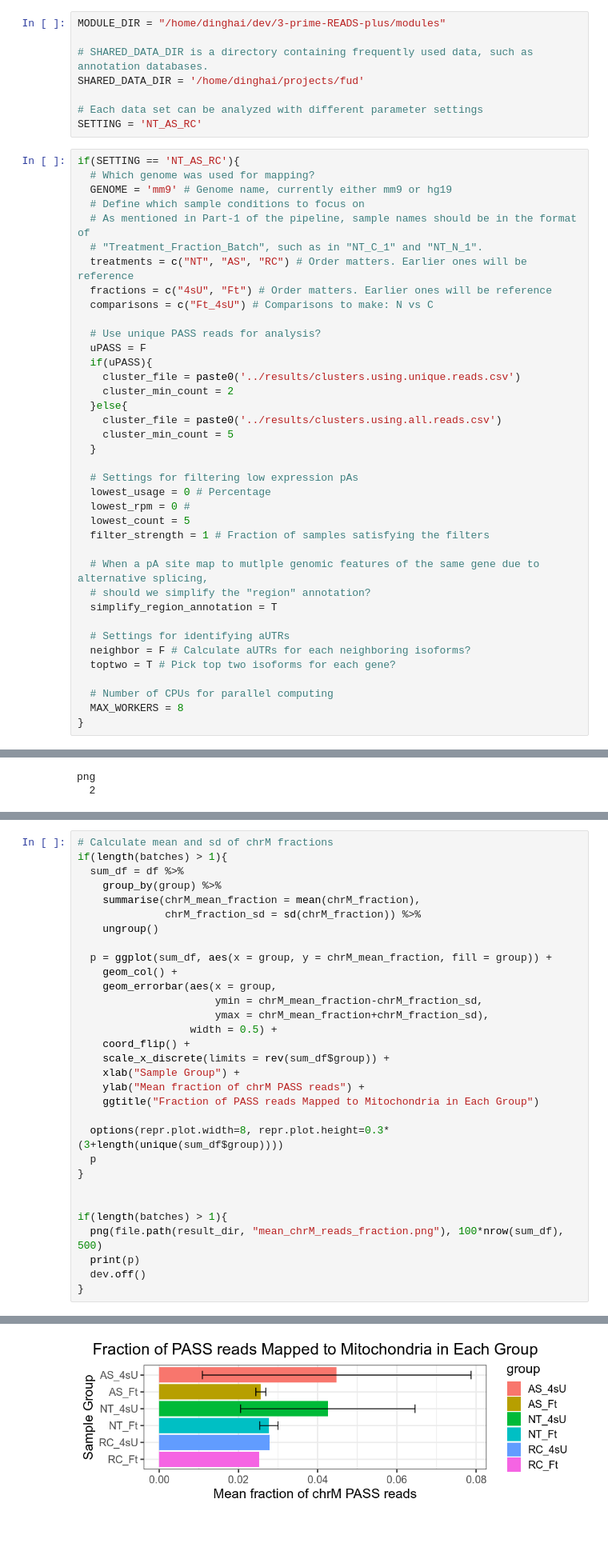
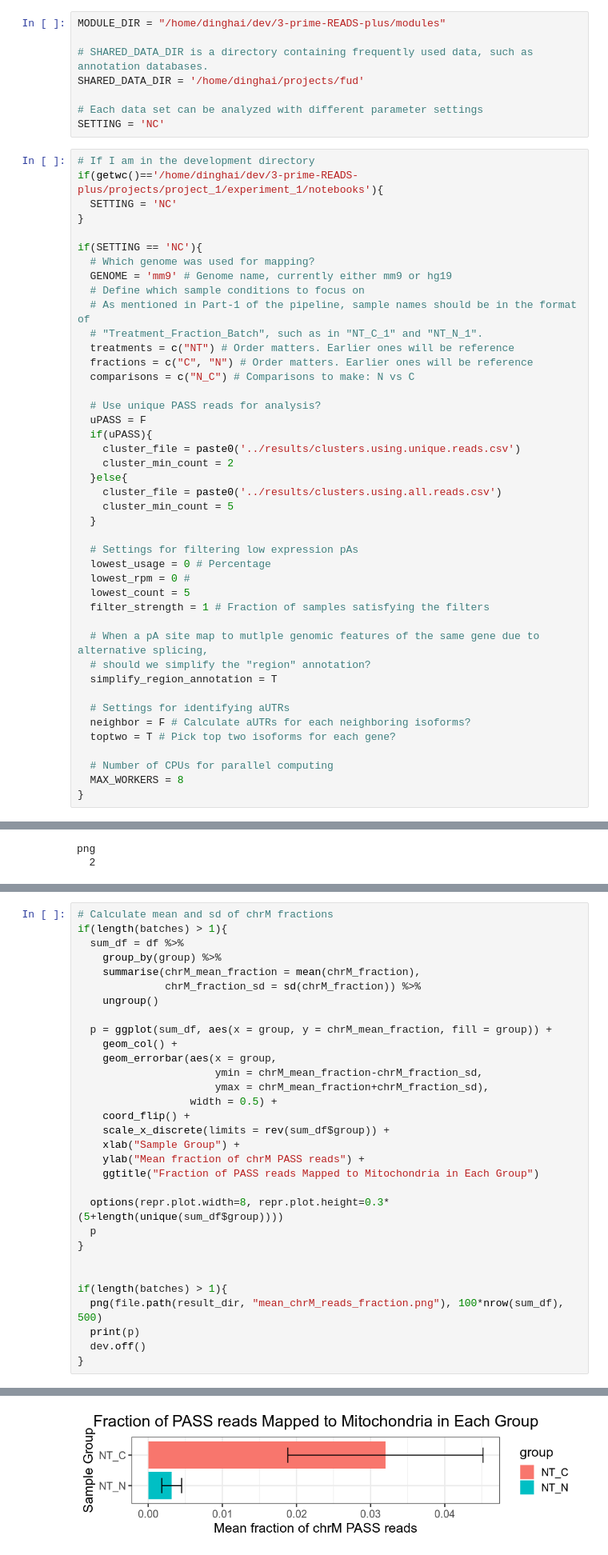
Before and after one commit to DinghaiZ/3-prime-READS-plus, a Jupyter notebook: notebooks/Part-2.ipynb, the cells around one changed output, grey strips where cells are left out. Shown at 80% size. Cells and saved outputs as stored; diff of their text form; blank space fills up the shorter version.

Commit message:
Rerun notebook

```diff
--- a/notebooks/Part-2.ipynb
+++ b/notebooks/Part-2.ipynb
@@ -48,17 +48,22 @@ MODULE_DIR = "/home/dinghai/dev/3-prime-READS-plus/modules"
 SHARED_DATA_DIR = '/home/dinghai/projects/fud'
 
 # Each data set can be analyzed with different parameter settings
-SETTING = 'NT_AS_RC'
+SETTING = 'NC'
 # %%
-if(SETTING == 'NT_AS_RC'){
+# If I am in the development directory
+if(getwc()=='/home/dinghai/dev/3-prime-READS-plus/projects/project_1/experiment_1/notebooks'){
+  SETTING = 'NC'
+}
+
+if(SETTING == 'NC'){
   # Which genome was used for mapping?
   GENOME = 'mm9' # Genome name, currently either mm9 or hg19
   # Define which sample conditions to focus on
   # As mentioned in Part-1 of the pipeline, sample names should be in the format of
   # "Treatment_Fraction_Batch", such as in "NT_C_1" and "NT_N_1".
-  treatments = c("NT", "AS", "RC") # Order matters. Earlier ones will be reference
-  fractions = c("4sU", "Ft") # Order matters. Earlier ones will be reference
-  comparisons = c("Ft_4sU") # Comparisons to make: N vs C
+  treatments = c("NT") # Order matters. Earlier ones will be reference
+  fractions = c("C", "N") # Order matters. Earlier ones will be reference
+  comparisons = c("N_C") # Comparisons to make: N vs C
 
   # Use unique PASS reads for analysis?
   uPASS = F
@@ -543,7 +547,7 @@ if(length(batches) > 1){
     ylab("Mean fraction of chrM PASS reads") +
     ggtitle("Fraction of PASS reads Mapped to Mitochondria in Each Group")
 
-  options(repr.plot.width=8, repr.plot.height=0.3*(3+length(unique(sum_df$group))))
+  options(repr.plot.width=8, repr.plot.height=0.3*(5+length(unique(sum_df$group))))
   p
 }
 
@@ -562,4 +563,4 @@ png
-[figure, old version]
+[figure, new version]
 # %% [markdown]
 Set the "region" of intergenic pAs mapped to the mitochondria genome to "chrM":
 # %%
```
Also changed, not shown: parts of 32 cells of this notebook.
